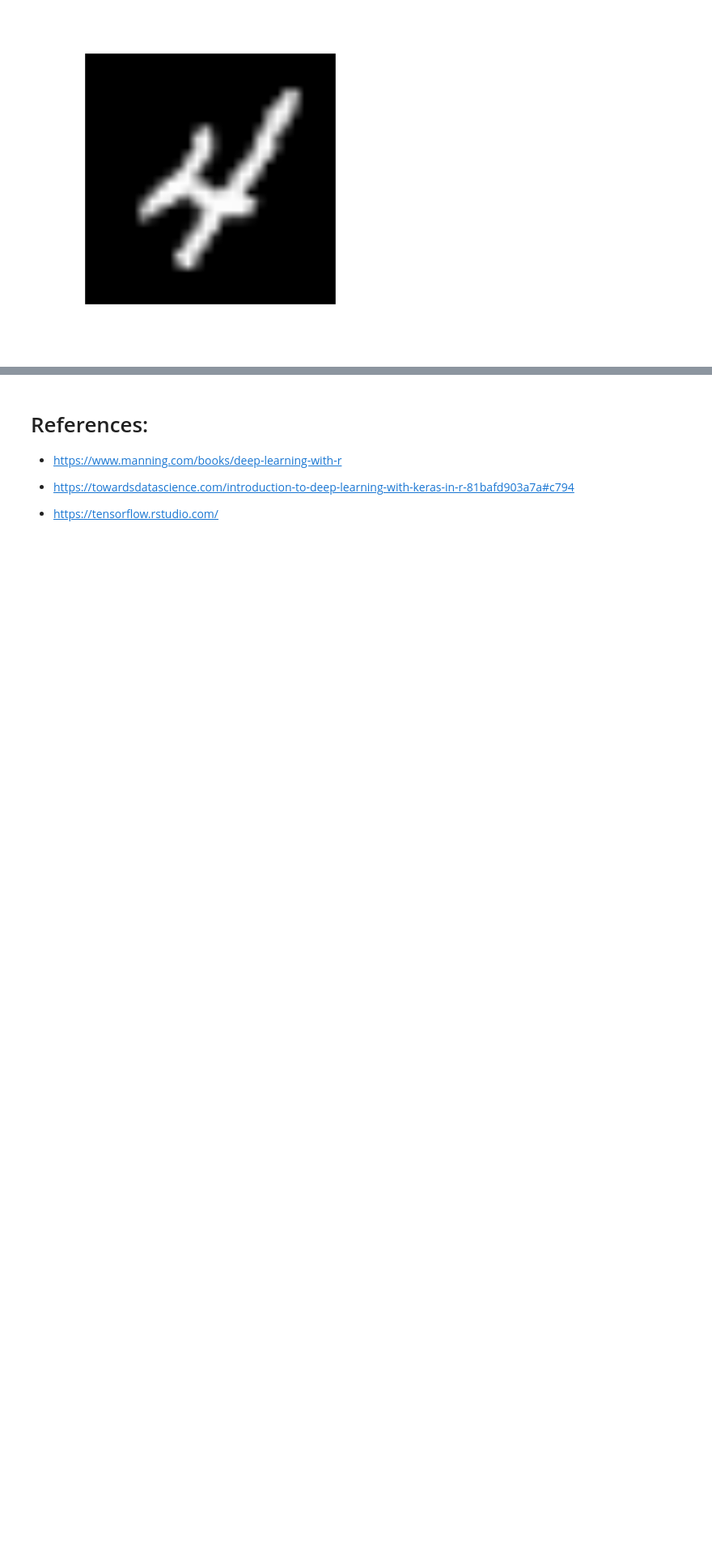
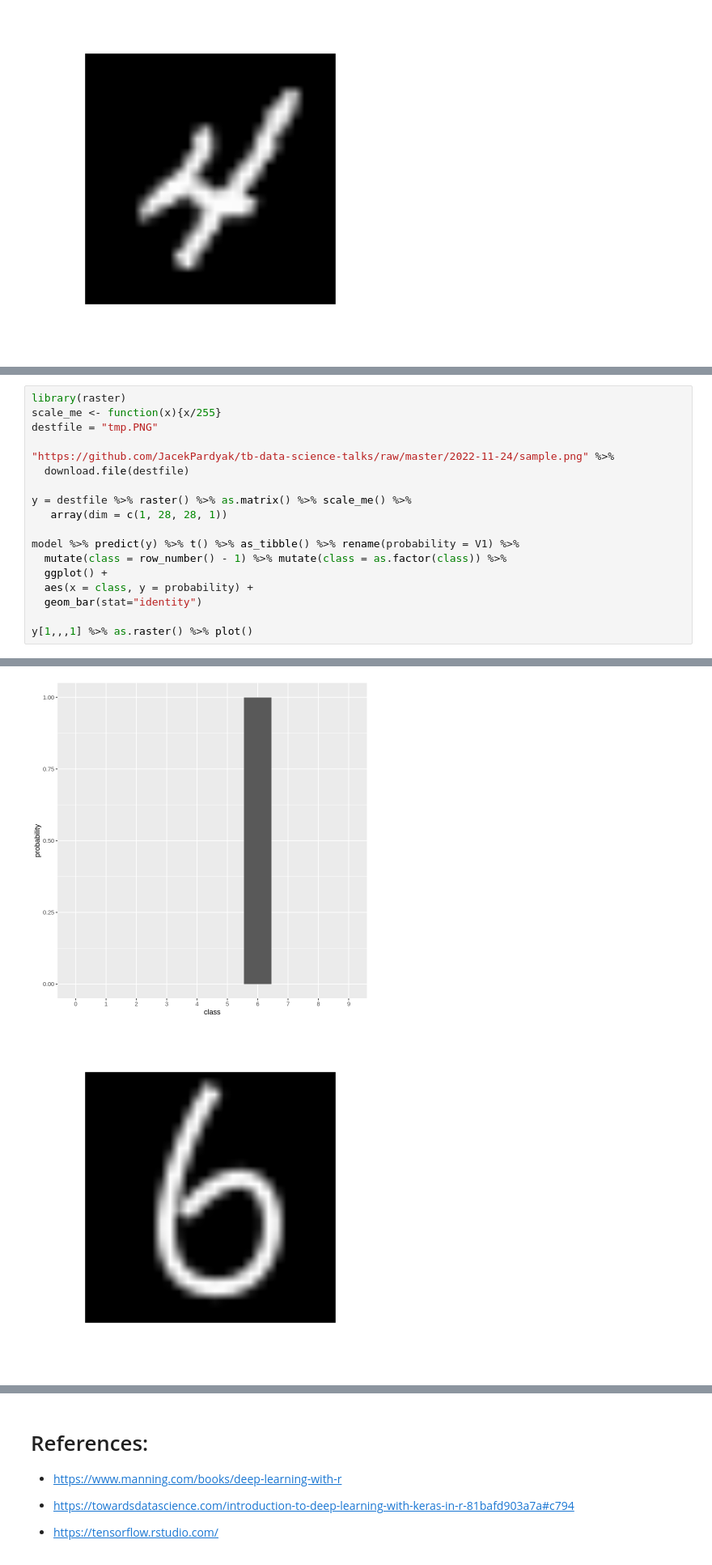
Before and after one commit to JacekPardyak/tb-data-science-talks, a Jupyter notebook: 2022-11-24/notebook.ipynb, the cells around one changed output, grey strips where cells are left out. Shown at 81% size. Saved outputs shown, nothing was run; the diff lists cells and outputs as text; blank space fills up the shorter version.

```diff
--- a/2022-11-24/notebook.ipynb
+++ b/2022-11-24/notebook.ipynb
@@ -212,0 +197,19 @@ which.max(pred) - 1
+# %%
+library(raster)
+scale_me <- function(x){x/255}
+destfile = "tmp.PNG"
+
+"https://github.com/JacekPardyak/tb-data-science-talks/raw/master/2022-11-24/sample.png" %>%
+  download.file(destfile)
+
+y = destfile %>% raster() %>% as.matrix() %>% scale_me() %>%
+   array(dim = c(1, 28, 28, 1))
+
+model %>% predict(y) %>% t() %>% as_tibble() %>% rename(probability = V1) %>%
+  mutate(class = row_number() - 1) %>% mutate(class = as.factor(class)) %>%
+  ggplot() +
+  aes(x = class, y = probability) +
+  geom_bar(stat="identity")
+
+y[1,,,1] %>% as.raster() %>% plot()
+# %% [output]
@@ -212,0 +220,2 @@ which.max(pred) - 1
+[figure, added]
+[figure, added]
```
Also changed, not shown: parts of 6 cells of this notebook.
